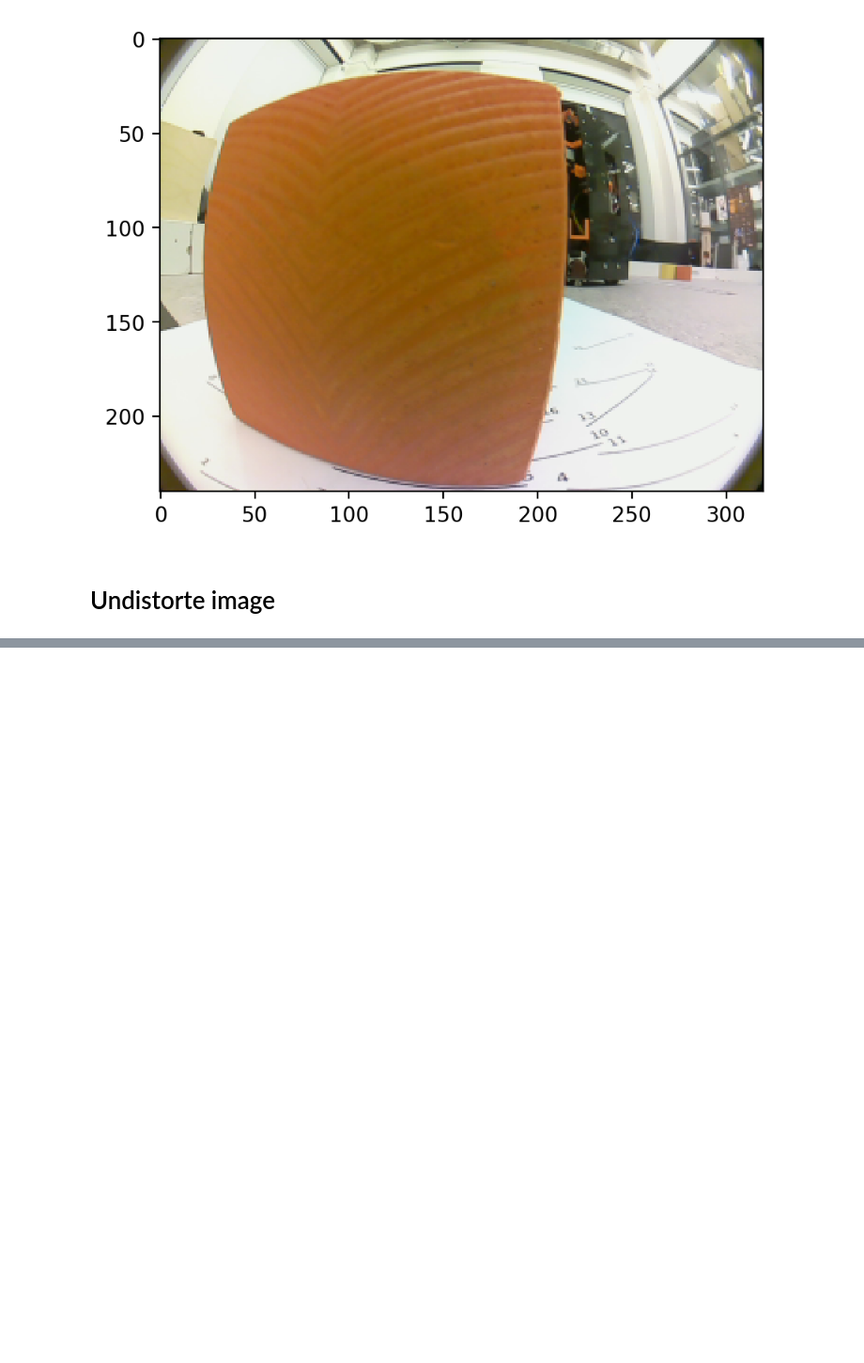
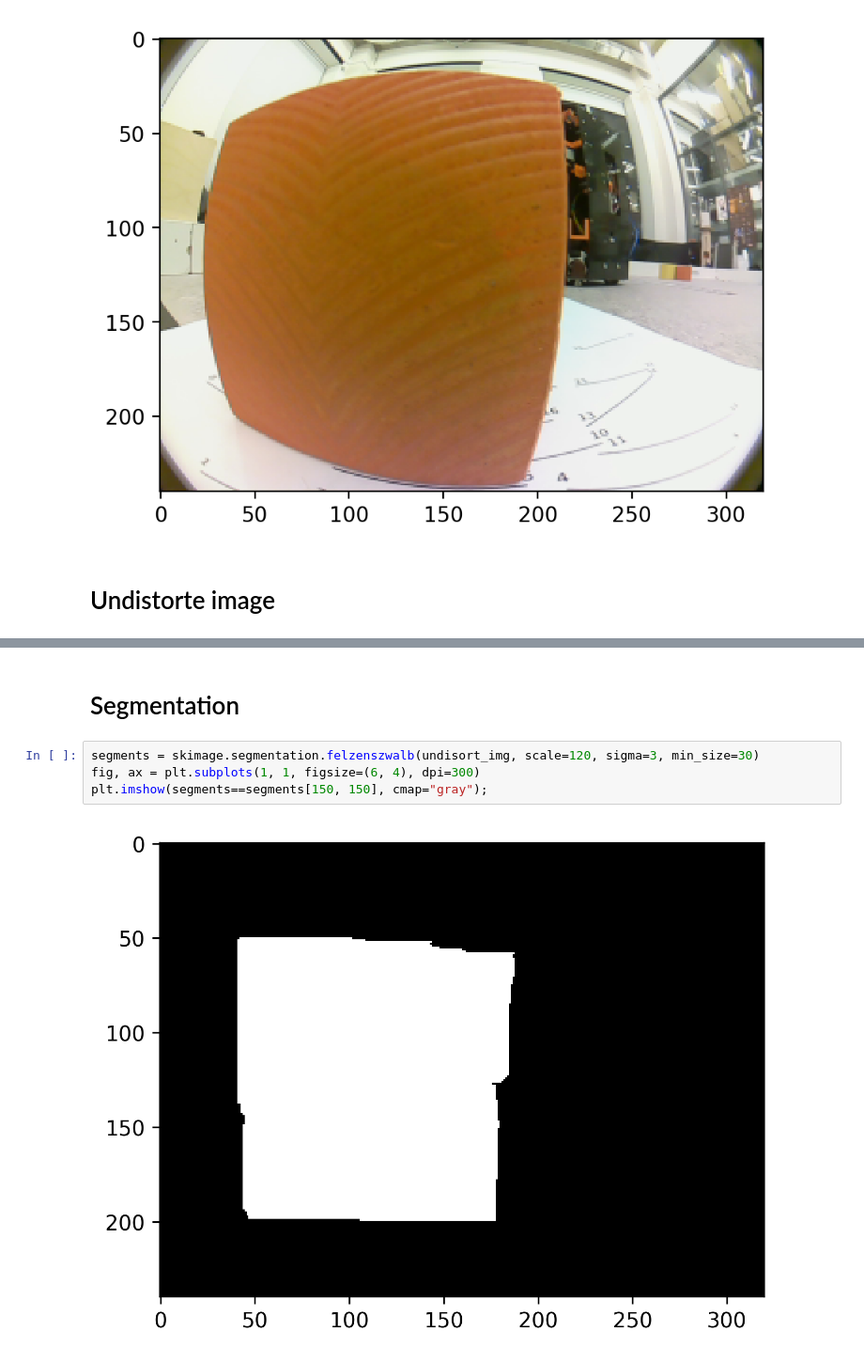
Before and after one commit to SkoltechRobotics/Eurobot2018, a Jupyter notebook: ComputerVision/CubeLocalisation/CubeLocalization.ipynb, the cells around one changed output, grey strips where cells are left out. Shown at 94% size. Drawn from its saved outputs; the diff is of its cells as text; blank space fills up the shorter version.

```diff
--- a/ComputerVision/CubeLocalisation/CubeLocalization.ipynb
+++ b/ComputerVision/CubeLocalisation/CubeLocalization.ipynb
@@ -21,0 +45,8 @@ plt.imshow(cv2.cvtColor(field_img, cv2.COLOR_RGB2BGR))
+# %% [markdown]
+# Segmentation
+# %%
+segments = skimage.segmentation.felzenszwalb(undisort_img, scale=120, sigma=3, min_size=30)
+fig, ax = plt.subplots(1, 1, figsize=(6, 4), dpi=300)
+plt.imshow(segments==segments[150, 150], cmap="gray");
+# %% [output]
+[figure, added]
```
Also changed, not shown: parts of 17 cells of this notebook, 1 other file.
